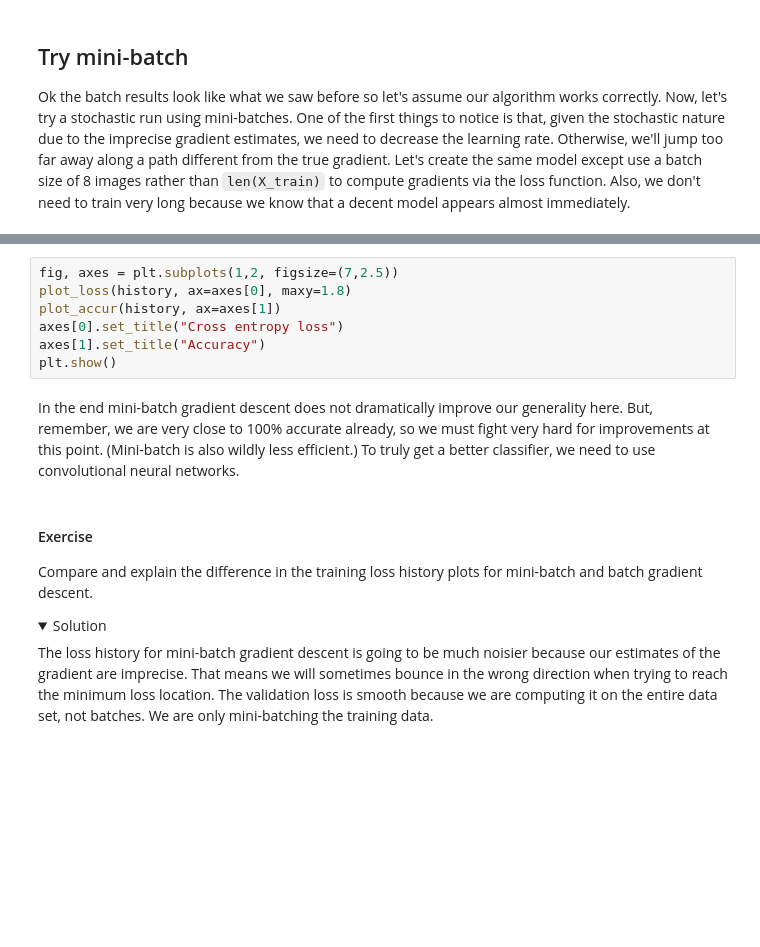
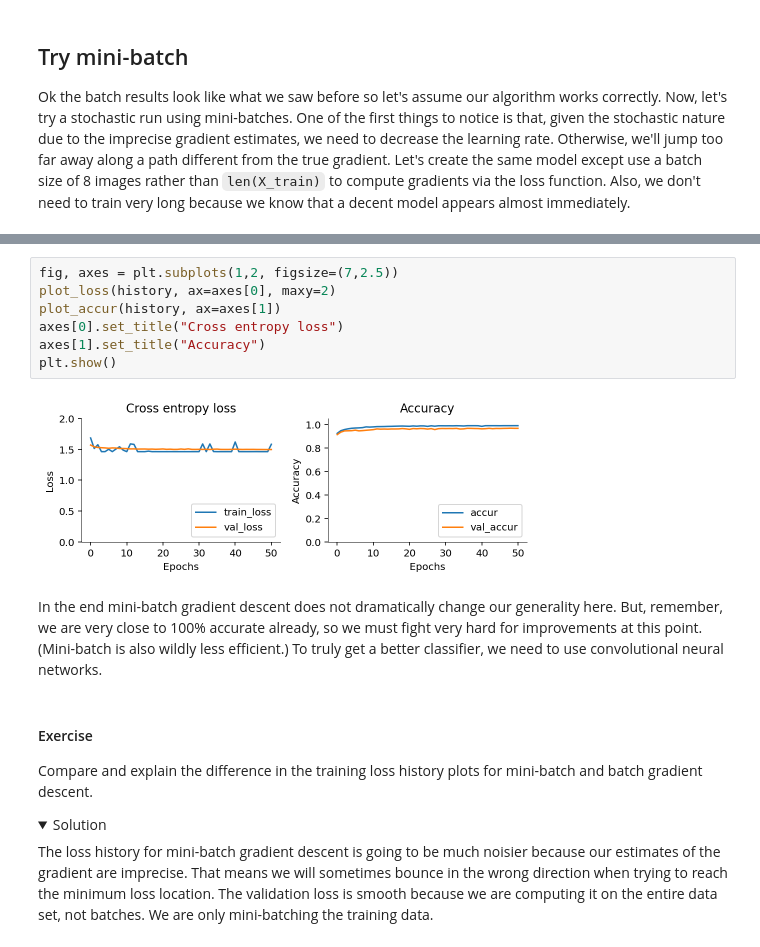
Before and after one commit to parrt/fundamentals-of-deep-learning, a Jupyter notebook: notebooks/8.SGD-minibatch-mnist.ipynb, the cells around one changed output, grey strips where cells are left out. Drawn from its saved outputs; the diff is of its cells as text; folded sections open; blank space fills up the shorter version.

```diff
--- a/notebooks/8.SGD-minibatch-mnist.ipynb
+++ b/notebooks/8.SGD-minibatch-mnist.ipynb
@@ -284,12 +321,14 @@ print(f"Validation accuracy {test_accur:.3f}")
 # %%
 fig, axes = plt.subplots(1,2, figsize=(7,2.5))
-plot_loss(history, ax=axes[0], maxy=1.8)
+plot_loss(history, ax=axes[0], maxy=2)
 plot_accur(history, ax=axes[1])
 axes[0].set_title("Cross entropy loss")
 axes[1].set_title("Accuracy")
 plt.show()
+# %% [output]
+[figure, added]
 # %% [markdown]
-In the end mini-batch gradient descent does not dramatically improve our generality here. But, remember, we are very close to 100% accurate already, so we must fight very hard for improvements at this point. (Mini-batch is also wildly less efficient.)   To truly get a better classifier, we need to use  convolutional neural networks.
+In the end mini-batch gradient descent does not dramatically change our generality here. But, remember, we are very close to 100% accurate already, so we must fight very hard for improvements at this point. (Mini-batch is also wildly less efficient.)   To truly get a better classifier, we need to use  convolutional neural networks.
 # %% [markdown]
 #### Exercise
 
```
Also changed, not shown: parts of 10 cells of this notebook, 3 other files.
